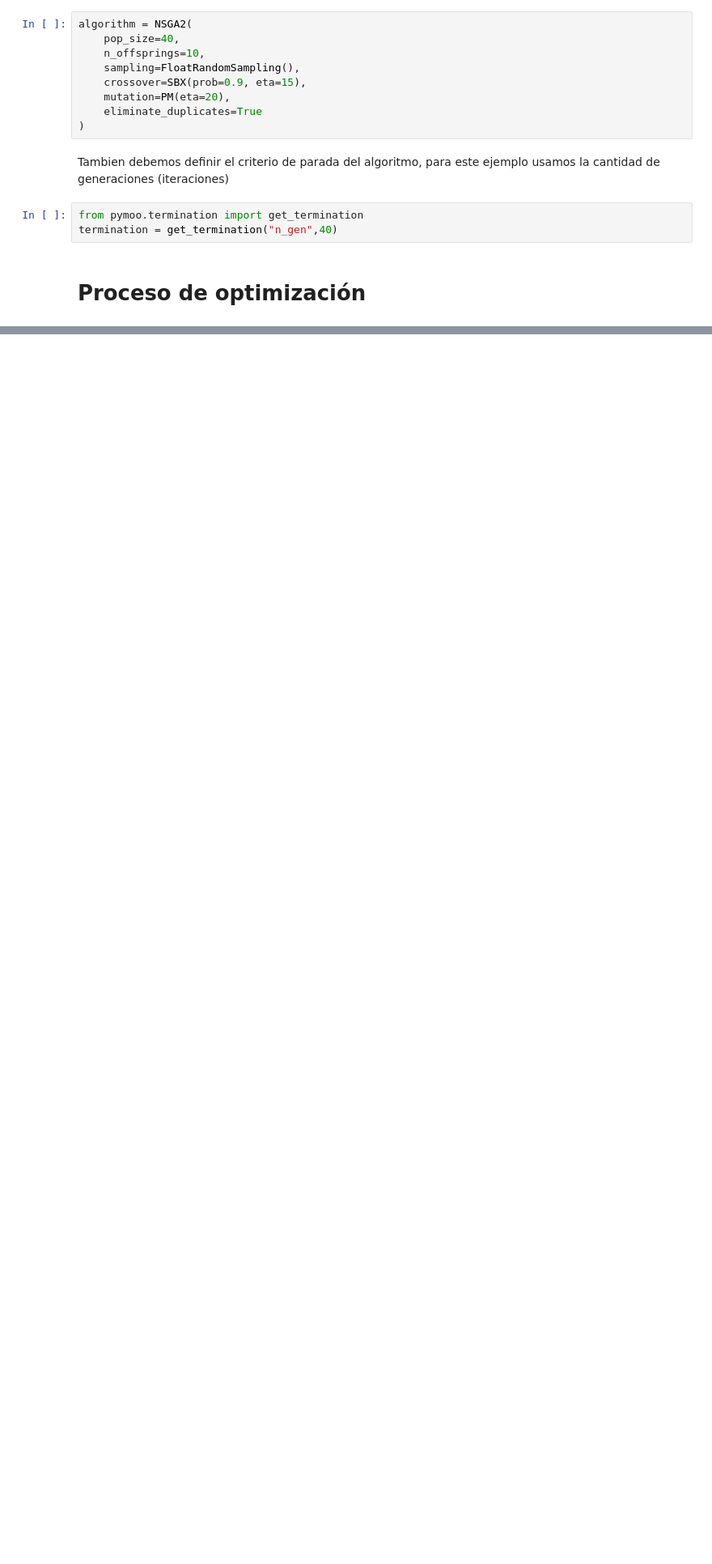
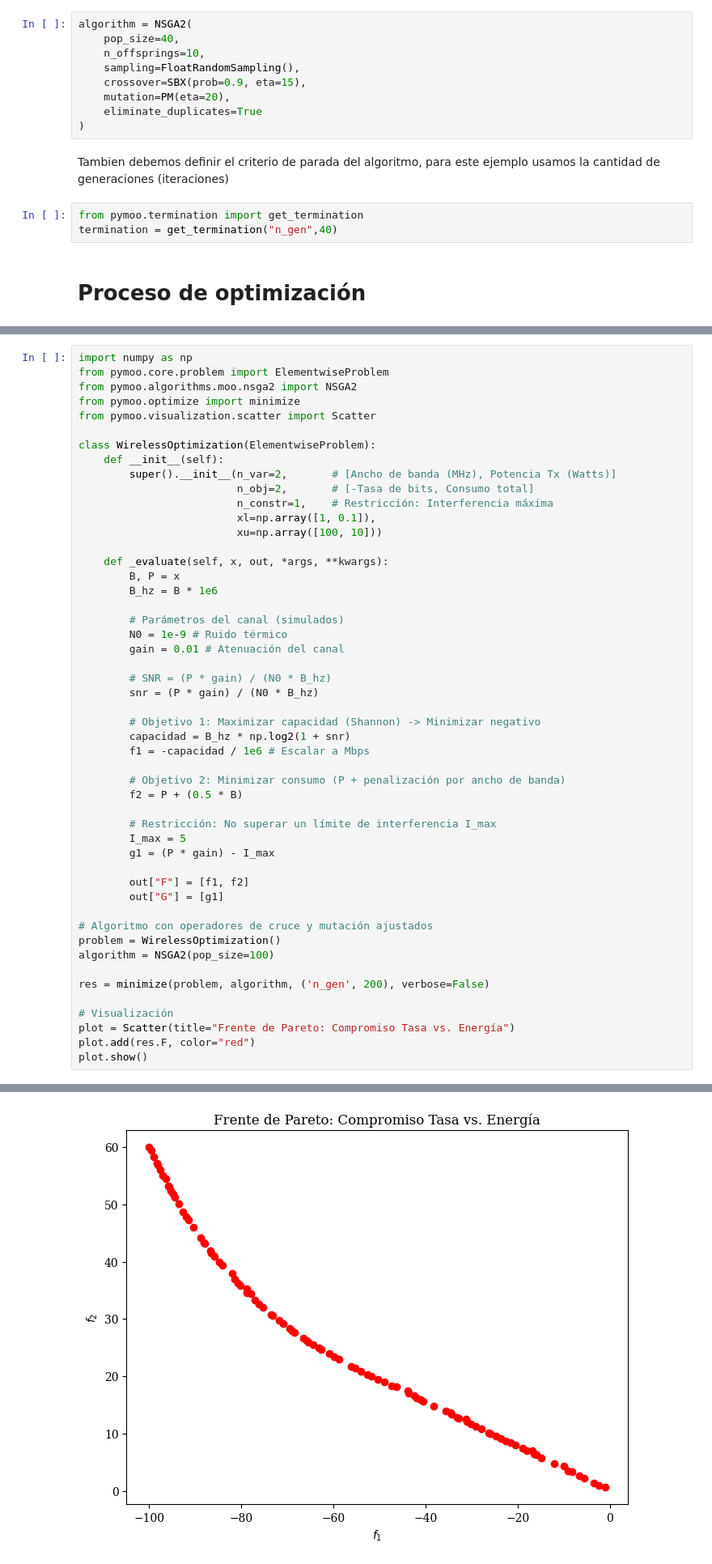
Before and after one commit to cgl-itm/Optimizacion-ITM, a Jupyter notebook: notebooks/16_PyMOO_Ejemplo.ipynb, the cells around one changed output, grey strips where cells are left out. Shown at 81% size. Saved outputs shown, nothing was run; the diff lists cells and outputs as text; blank space fills up the shorter version.

```diff
--- a/notebooks/16_PyMOO_Ejemplo.ipynb
+++ b/notebooks/16_PyMOO_Ejemplo.ipynb
@@ -124,0 +135,51 @@ plot.show()
+# %%
+import numpy as np
+from pymoo.core.problem import ElementwiseProblem
+from pymoo.algorithms.moo.nsga2 import NSGA2
+from pymoo.optimize import minimize
+from pymoo.visualization.scatter import Scatter
+
+class WirelessOptimization(ElementwiseProblem):
+    def __init__(self):
+        super().__init__(n_var=2,       # [Ancho de banda (MHz), Potencia Tx (Watts)]
+                         n_obj=2,       # [-Tasa de bits, Consumo total]
+                         n_constr=1,    # Restricción: Interferencia máxima
+                         xl=np.array([1, 0.1]),
+                         xu=np.array([100, 10]))
+
+    def _evaluate(self, x, out, *args, **kwargs):
+        B, P = x
+        B_hz = B * 1e6
+
+        # Parámetros del canal (simulados)
+        N0 = 1e-9 # Ruido térmico
+        gain = 0.01 # Atenuación del canal
+
+        # SNR = (P * gain) / (N0 * B_hz)
+        snr = (P * gain) / (N0 * B_hz)
+
+        # Objetivo 1: Maximizar capacidad (Shannon) -> Minimizar negativo
+        capacidad = B_hz * np.log2(1 + snr)
+        f1 = -capacidad / 1e6 # Escalar a Mbps
+
+        # Objetivo 2: Minimizar consumo (P + penalización por ancho de banda)
+        f2 = P + (0.5 * B)
+
+        # Restricción: No superar un límite de interferencia I_max
+        I_max = 5
+        g1 = (P * gain) - I_max
+
+        out["F"] = [f1, f2]
+        out["G"] = [g1]
+
+# Algoritmo con operadores de cruce y mutación ajustados
+problem = WirelessOptimization()
+algorithm = NSGA2(pop_size=100)
+
+res = minimize(problem, algorithm, ('n_gen', 200), verbose=False)
+
+# Visualización
+plot = Scatter(title="Frente de Pareto: Compromiso Tasa vs. Energía")
+plot.add(res.F, color="red")
+plot.show()
+# %% [output]
@@ -124,0 +187 @@ plot.show()
+[figure, added]
```
Also changed, not shown: parts of 6 cells of this notebook.
